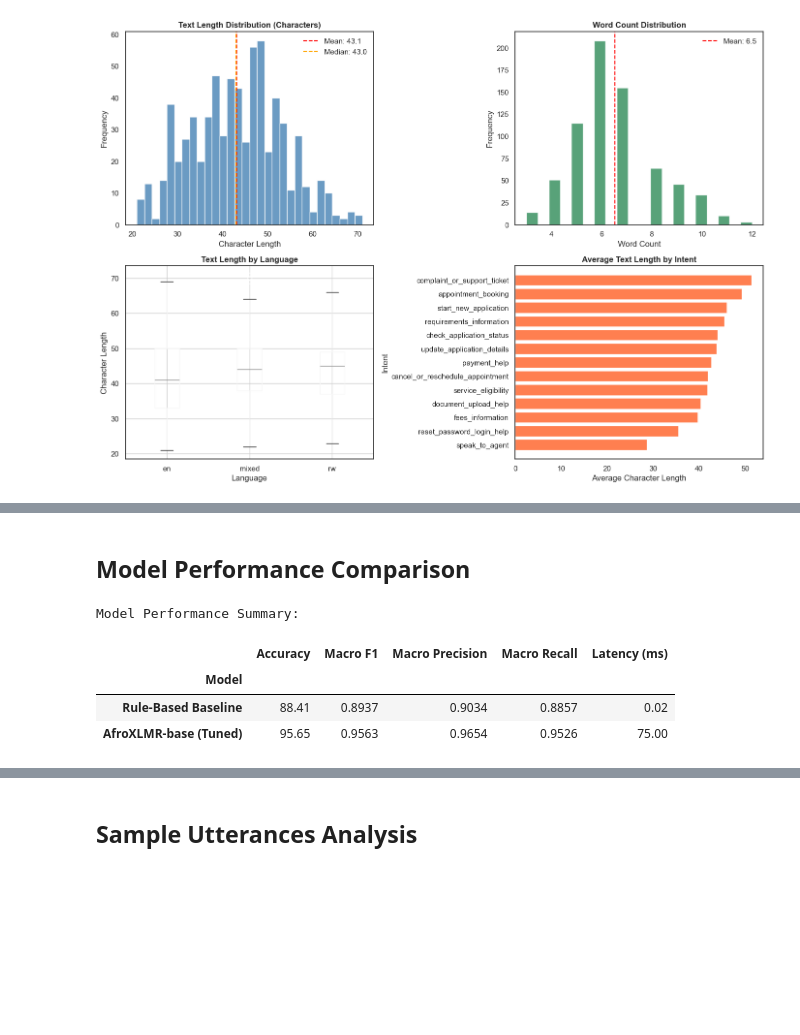
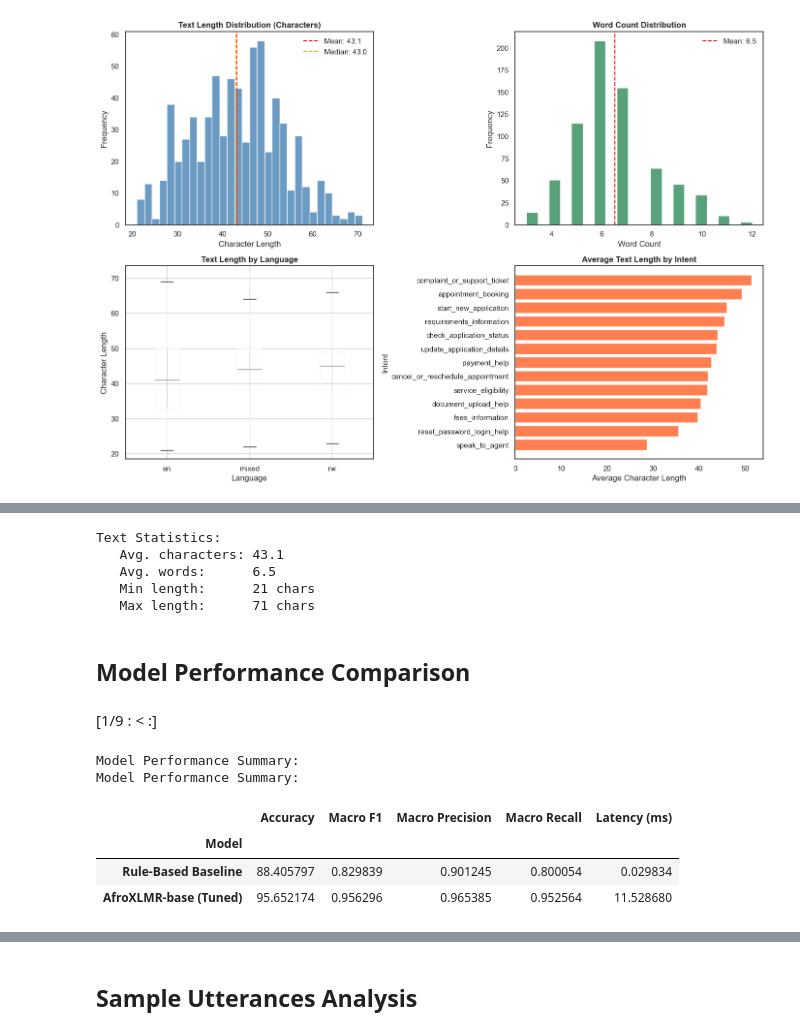
Before and after one commit to Abdulraqib20/irembo-voice-ai, a Jupyter notebook: notebooks/eda_analysis.ipynb, the cells around one changed output, grey strips where cells are left out. Saved outputs shown, nothing was run; the diff lists cells and outputs as text; code cells hidden in the pictures; blank space fills up the shorter version.

```diff
--- a/notebooks/eda_analysis.ipynb
+++ b/notebooks/eda_analysis.ipynb
@@ -274,2 +283,14 @@ Text Statistics:
+# %%
+print(f"\nText Statistics:")
+print(f"   Avg. characters: {full_df['text_length'].mean():.1f}")
+print(f"   Avg. words:      {full_df['word_count'].mean():.1f}")
+print(f"   Min length:      {full_df['text_length'].min()} chars")
+print(f"   Max length:      {full_df['text_length'].max()} chars")
+# %% [output]
+Text Statistics:
+   Avg. characters: 43.1
+   Avg. words:      6.5
+   Min length:      21 chars
+   Max length:      71 chars
 # %% [markdown]
 ## Model Performance Comparison
@@ -276,25 +323,50 @@ Text Statistics:
 # %%
-# Model results
-results = {
-    'Model': ['Rule-Based Baseline', 'AfroXLMR-base (Tuned)'],
-    'Accuracy': [88.41, 95.65],
-    'Macro F1': [0.8937, 0.9563],
-    'Macro Precision': [0.9034, 0.9654],
-    'Macro Recall': [0.8857, 0.9526],
-    'Latency (ms)': [0.02, 75]
-}
+# Transformer metrics
+transformer_model_dir = Path('../models/transformer_intent')
+transformer_test_file = Path('../data/processed/test_hf.json')
 
-results_df = pd.DataFrame(results)
-results_df.set_index('Model', inplace=True)
+test_data = load_hf_json(str(transformer_test_file))
+test_dataset = build_dataset(test_data)
 
-print("Model Performance Summary:")
-display(results_df)
+tokenizer = AutoTokenizer.from_pretrained(str(transformer_model_dir))
+model = AutoModelForSequenceClassification.from_pretrained(str(transformer_model_dir))
+test_dataset = tokenize_dataset(test_dataset, tokenizer, max_length=128)
+test_dataset.set_format(type='torch', columns=['input_ids', 'attention_mask', 'label', 'language'])
+
+trainer = Trainer(model=model, tokenizer=tokenizer)
+start = time.perf_counter()
+predictions = trainer.predict(test_dataset)
+transformer_elapsed = time.perf_counter() - start
+transformer_latency_ms = (transformer_elapsed / len(test_dataset)) * 1000 if len(test_dataset) else 0
+
+logits = predictions.predictions
+preds = logits.argmax(axis=-1)
+labels = predictions.label_ids
+transformer_metrics = compute_metrics(preds, labels)
 # %% [output]
-Model Performance Summary:
-|  | Accuracy | Macro F1 | Macro Precision | Macro Recall | Latency (ms) |
-| Model |  |  |  |  |  |
-| Rule-Based Baseline | 88.41 | 0.8937 | 0.9034 | 0.8857 | 0.02 |
-| AfroXLMR-base (Tuned) | 95.65 | 0.9563 | 0.9654 | 0.9526 | 75.00 |
+[1/9 : < :]
+# %%
+results = {
+    'Model': ['Rule-Based Baseline', 'AfroXLMR-base (Tuned)'],
+    'Accuracy': [baseline_accuracy, transformer_metrics['accuracy'] * 100],
+    'Macro F1': [baseline_f1, transformer_metrics['macro_f1']],
+    'Macro Precision': [baseline_precision, transformer_metrics['macro_precision']],
+    'Macro Recall': [baseline_recall, transformer_metrics['macro_recall']],
+    'Latency (ms)': [baseline_latency_ms, transformer_latency_ms],
+}
+
+results_df = pd.DataFrame(results)
+results_df.set_index('Model', inplace=True)
+
+print('Model Performance Summary:')
+results_df
+# %% [output]
+Model Performance Summary:
+Model Performance Summary:
+|  | Accuracy | Macro F1 | Macro Precision | Macro Recall | Latency (ms) |
+| Model |  |  |  |  |  |
+| Rule-Based Baseline | 88.405797 | 0.829839 | 0.901245 | 0.800054 | 0.029834 |
+| AfroXLMR-base (Tuned) | 95.652174 | 0.956296 | 0.965385 | 0.952564 | 11.528680 |
 # %%
 fig, axes = plt.subplots(1, 3, figsize=(15, 5))
 
```
Also changed, not shown: parts of 22 cells of this notebook, 5 other files.
